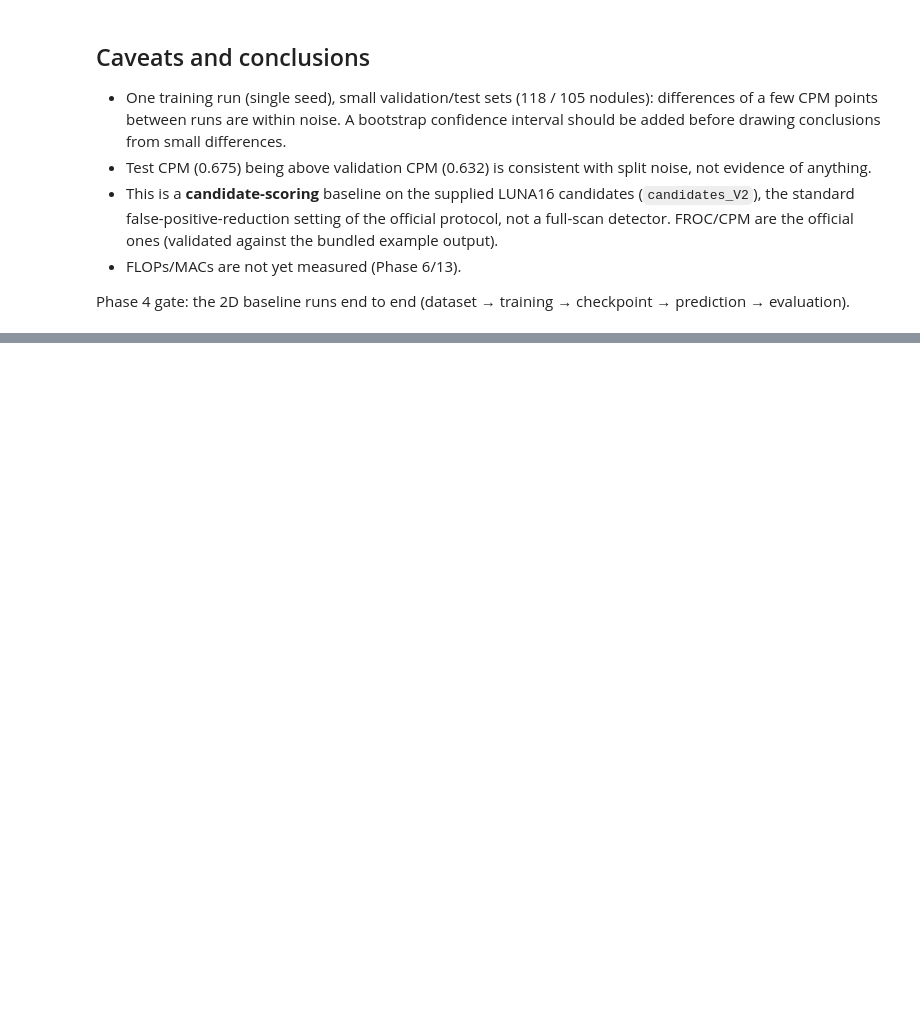
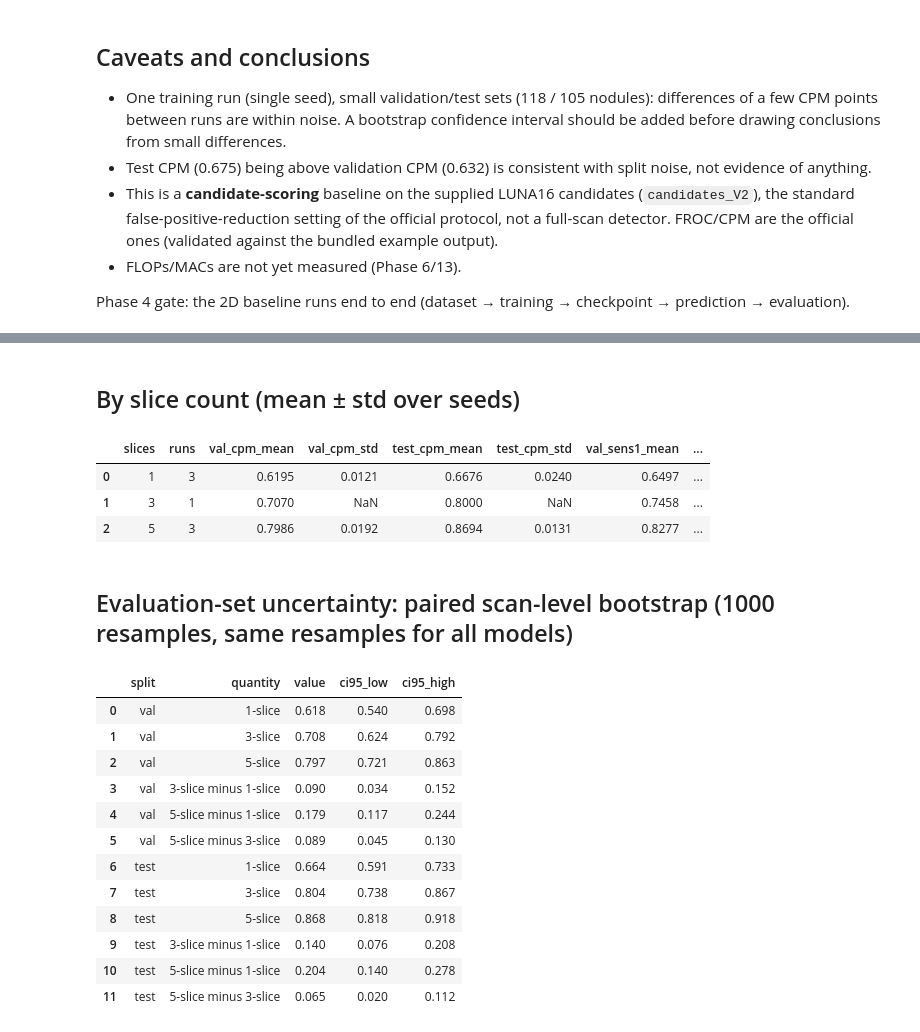
Before and after one commit to VISHAL662004/BTP, a Jupyter notebook: notebooks/03_baseline_analysis.ipynb, the cells around one changed output, grey strips where cells are left out. Cells and saved outputs as stored; diff of their text form; code cells hidden in the pictures; blank space fills up the shorter version.

```diff
--- a/notebooks/03_baseline_analysis.ipynb
+++ b/notebooks/03_baseline_analysis.ipynb
@@ -81,0 +102,32 @@ Phase 4 gate: the 2D baseline runs end to end (dataset → training → checkpoi
+# %% [markdown]
+## By slice count (mean ± std over seeds)
+# %%
+pd.read_csv(f'{T}/phase6_by_slices.csv').round(4)
+# %% [output]
+|  | slices | runs | val_cpm_mean | val_cpm_std | test_cpm_mean | test_cpm_std | val_sens1_mean | ... |
+| 0 | 1 | 3 | 0.6195 | 0.0121 | 0.6676 | 0.0240 | 0.6497 | ... |
+| 1 | 3 | 1 | 0.7070 | NaN | 0.8000 | NaN | 0.7458 | ... |
+| 2 | 5 | 3 | 0.7986 | 0.0192 | 0.8694 | 0.0131 | 0.8277 | ... |
+# %% [markdown]
+## Evaluation-set uncertainty: paired scan-level bootstrap (1000 resamples, same resamples for all models)
+# %%
+o = json.load(open(f'{T}/phase6_comparison.json'))
+rows = []
+for split in ('val', 'test'):
+    for k, v in o['bootstrap'][split].items():
+        rows.append({'split': split, 'quantity': k, 'value': v.get('cpm_mean', v.get('delta_cpm')), 'ci95_low': v['ci95'][0], 'ci95_high': v['ci95'][1]})
+pd.DataFrame(rows).round(3)
+# %% [output]
+|  | split | quantity | value | ci95_low | ci95_high |
+| 0 | val | 1-slice | 0.618 | 0.540 | 0.698 |
+| 1 | val | 3-slice | 0.708 | 0.624 | 0.792 |
+| 2 | val | 5-slice | 0.797 | 0.721 | 0.863 |
+| 3 | val | 3-slice minus 1-slice | 0.090 | 0.034 | 0.152 |
+| 4 | val | 5-slice minus 1-slice | 0.179 | 0.117 | 0.244 |
+| 5 | val | 5-slice minus 3-slice | 0.089 | 0.045 | 0.130 |
+| 6 | test | 1-slice | 0.664 | 0.591 | 0.733 |
+| 7 | test | 3-slice | 0.804 | 0.738 | 0.867 |
+| 8 | test | 5-slice | 0.868 | 0.818 | 0.918 |
+| 9 | test | 3-slice minus 1-slice | 0.140 | 0.076 | 0.208 |
+| 10 | test | 5-slice minus 1-slice | 0.204 | 0.140 | 0.278 |
+| 11 | test | 5-slice minus 3-slice | 0.065 | 0.020 | 0.112 |
```
Also changed, not shown: parts of 7 cells of this notebook, 52 other files.
